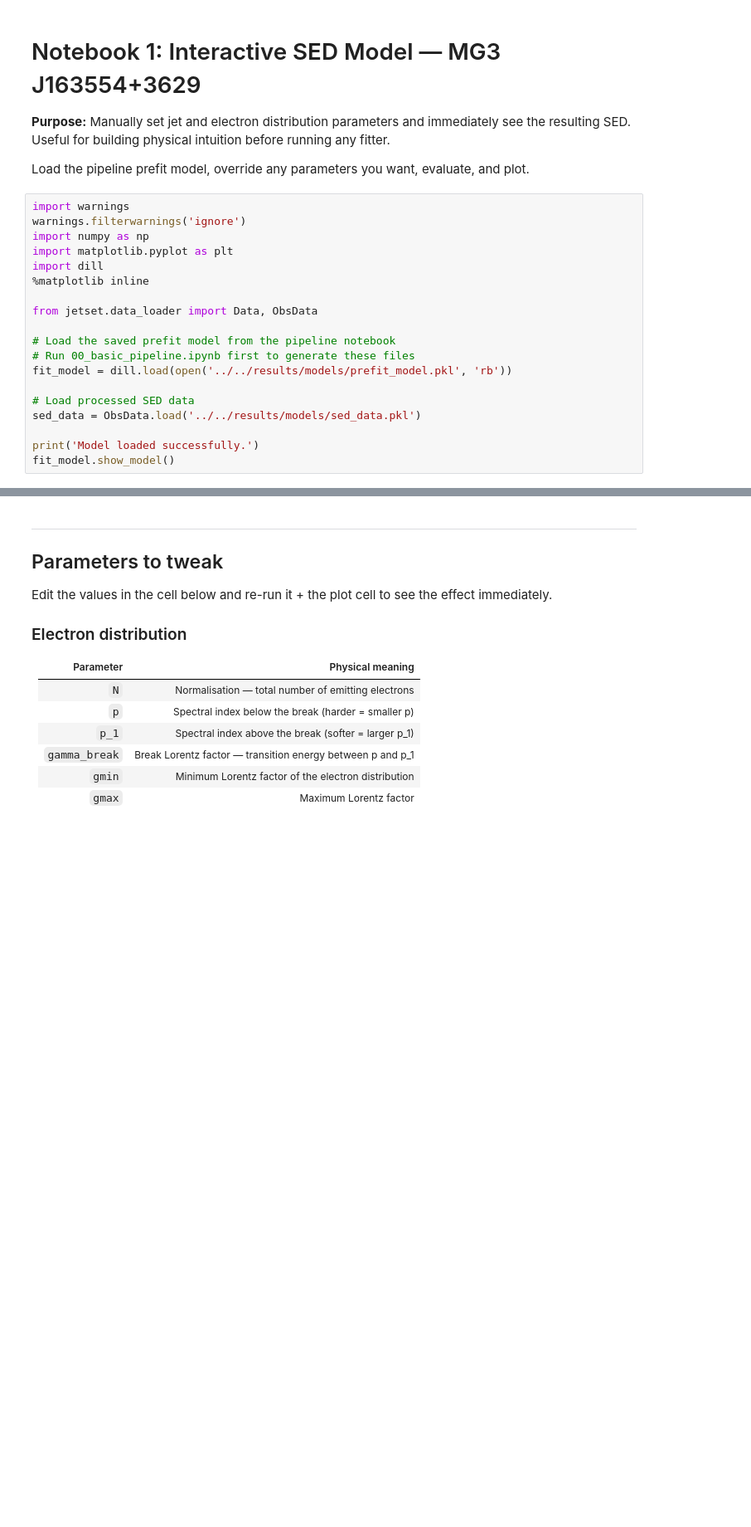
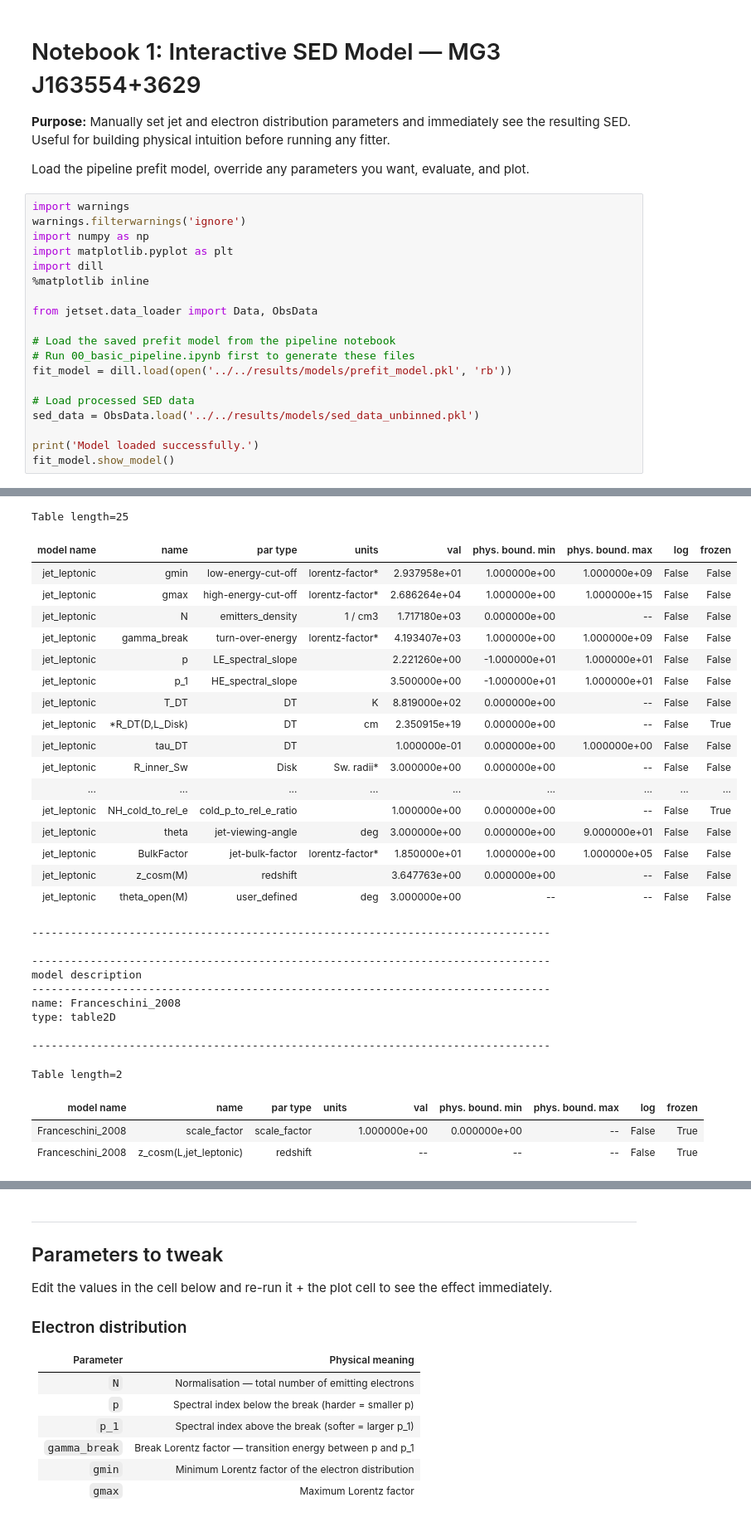
Before and after one commit to Mirza-751/MG3-J163554-3629-SED-Modelling, a Jupyter notebook: analysis/one_zone/01_interactive_model.ipynb, the cells around one changed output, grey strips where cells are left out. Shown at 83% size. Cells and saved outputs as stored; diff of their text form; blank space fills up the shorter version.

```diff
--- a/analysis/one_zone/01_interactive_model.ipynb
+++ b/analysis/one_zone/01_interactive_model.ipynb
@@ -19,7 +19,7 @@ from jetset.data_loader import Data, ObsData
 fit_model = dill.load(open('../../results/models/prefit_model.pkl', 'rb'))
 
 # Load processed SED data
-sed_data = ObsData.load('../../results/models/sed_data.pkl')
+sed_data = ObsData.load('../../results/models/sed_data_unbinned.pkl')
 
 print('Model loaded successfully.')
 fit_model.show_model()
@@ -27,0 +44,31 @@ AttributeError: 'Parameter' object has no attribute 'clone'
+Table length=25
+| model name | name | par type | units | val | phys. bound. min | phys. bound. max | log | frozen |
+| jet_leptonic | gmin | low-energy-cut-off | lorentz-factor* | 2.937958e+01 | 1.000000e+00 | 1.000000e+09 | False | False |
+| jet_leptonic | gmax | high-energy-cut-off | lorentz-factor* | 2.686264e+04 | 1.000000e+00 | 1.000000e+15 | False | False |
+| jet_leptonic | N | emitters_density | 1 / cm3 | 1.717180e+03 | 0.000000e+00 | -- | False | False |
+| jet_leptonic | gamma_break | turn-over-energy | lorentz-factor* | 4.193407e+03 | 1.000000e+00 | 1.000000e+09 | False | False |
+| jet_leptonic | p | LE_spectral_slope |  | 2.221260e+00 | -1.000000e+01 | 1.000000e+01 | False | False |
+| jet_leptonic | p_1 | HE_spectral_slope |  | 3.500000e+00 | -1.000000e+01 | 1.000000e+01 | False | False |
+| jet_leptonic | T_DT | DT | K | 8.819000e+02 | 0.000000e+00 | -- | False | False |
+| jet_leptonic | *R_DT(D,L_Disk) | DT | cm | 2.350915e+19 | 0.000000e+00 | -- | False | True |
+| jet_leptonic | tau_DT | DT |  | 1.000000e-01 | 0.000000e+00 | 1.000000e+00 | False | False |
+| jet_leptonic | R_inner_Sw | Disk | Sw. radii* | 3.000000e+00 | 0.000000e+00 | -- | False | False |
+| ... | ... | ... | ... | ... | ... | ... | ... | ... |
+| jet_leptonic | NH_cold_to_rel_e | cold_p_to_rel_e_ratio |  | 1.000000e+00 | 0.000000e+00 | -- | False | True |
+| jet_leptonic | theta | jet-viewing-angle | deg | 3.000000e+00 | 0.000000e+00 | 9.000000e+01 | False | False |
+| jet_leptonic | BulkFactor | jet-bulk-factor | lorentz-factor* | 1.850000e+01 | 1.000000e+00 | 1.000000e+05 | False | False |
+| jet_leptonic | z_cosm(M) | redshift |  | 3.647763e+00 | 0.000000e+00 | -- | False | False |
+| jet_leptonic | theta_open(M) | user_defined | deg | 3.000000e+00 | -- | -- | False | False |
+--------------------------------------------------------------------------------
+
+--------------------------------------------------------------------------------
+model description
+--------------------------------------------------------------------------------
+name: Franceschini_2008
+type: table2D
+
+--------------------------------------------------------------------------------
+Table length=2
+| model name | name | par type | units | val | phys. bound. min | phys. bound. max | log | frozen |
+| Franceschini_2008 | scale_factor | scale_factor |  | 1.000000e+00 | 0.000000e+00 | -- | False | True |
+| Franceschini_2008 | z_cosm(L,jet_leptonic) | redshift |  | -- | -- | -- | False | True |
```
Also changed, not shown: parts of 4 cells of this notebook, 32 other files.
